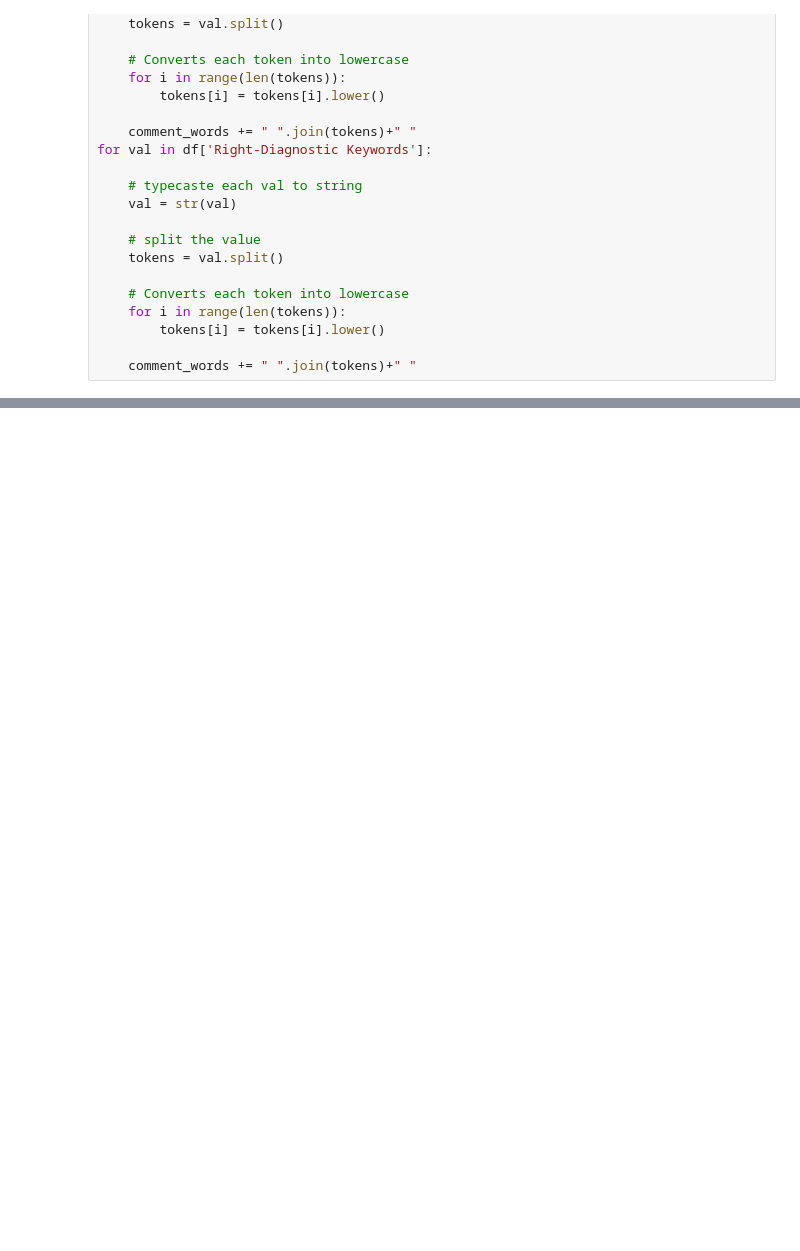
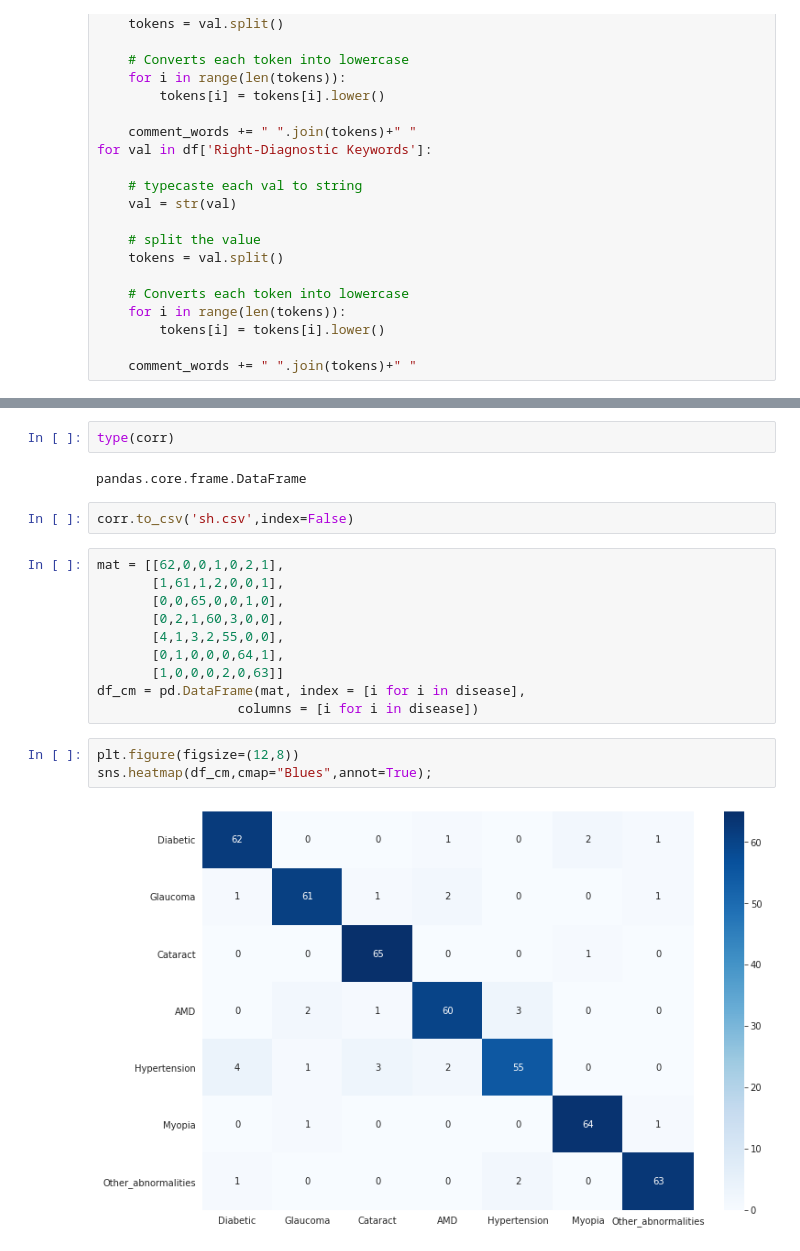
Before and after one commit to shadab4150/Eye-Disease-Detection, a Jupyter notebook: eye_dataset_exploration.ipynb, the cells around one changed output, grey strips where cells are left out. Drawn from its saved outputs; the diff is of its cells as text; blank space fills up the shorter version.

```diff
--- a/eye_dataset_exploration.ipynb
+++ b/eye_dataset_exploration.ipynb
@@ -129,0 +143,21 @@ plt.show()
+# %%
+type(corr)
+# %% [output]
+pandas.core.frame.DataFrame
+# %%
+corr.to_csv('sh.csv',index=False)
+# %%
+mat = [[62,0,0,1,0,2,1],
+       [1,61,1,2,0,0,1],
+       [0,0,65,0,0,1,0],
+       [0,2,1,60,3,0,0],
+       [4,1,3,2,55,0,0],
+       [0,1,0,0,0,64,1],
+       [1,0,0,0,2,0,63]]
+df_cm = pd.DataFrame(mat, index = [i for i in disease],
+                  columns = [i for i in disease])
+# %%
+plt.figure(figsize=(12,8))
+sns.heatmap(df_cm,cmap="Blues",annot=True);
+# %% [output]
+[figure, added]
```
Also changed, not shown: parts of 3 cells of this notebook.
